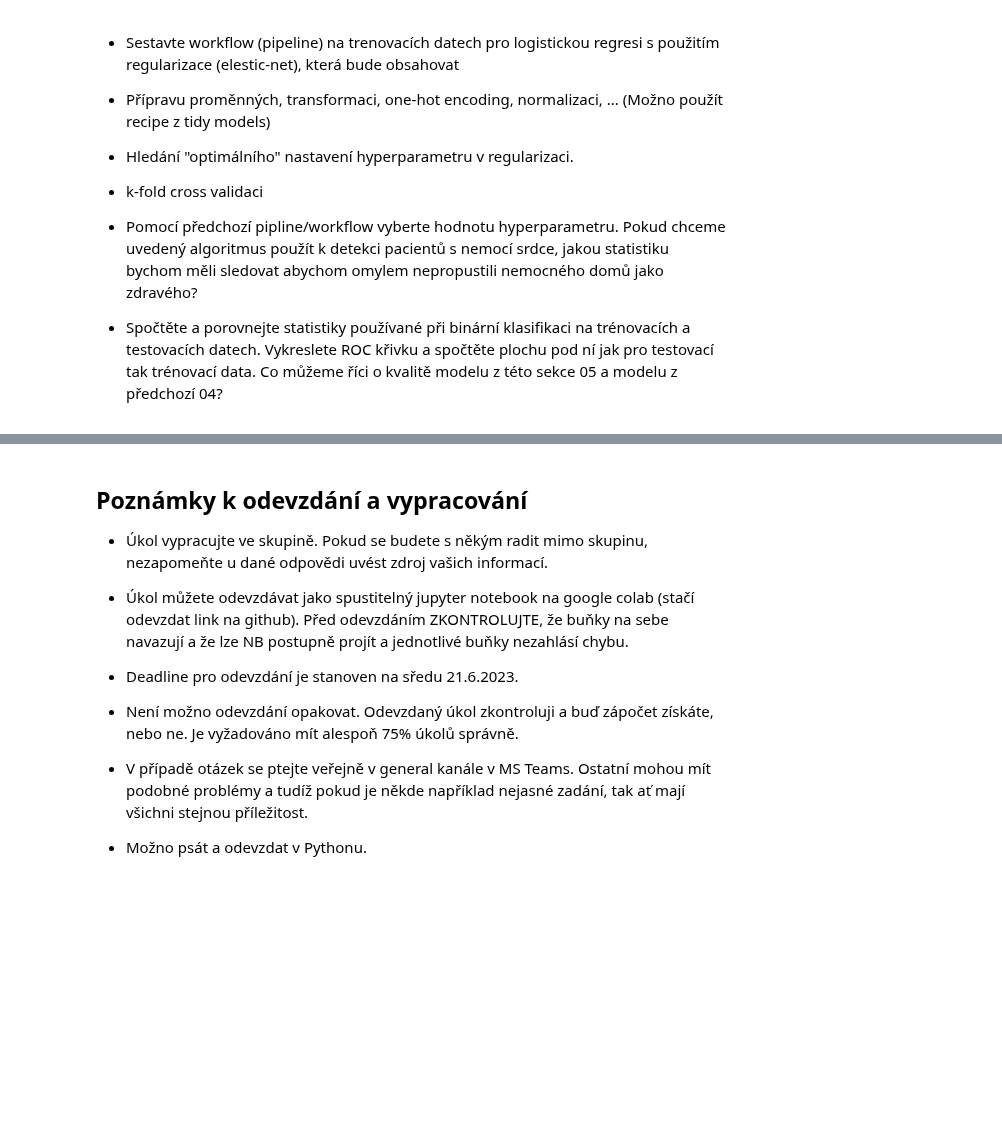
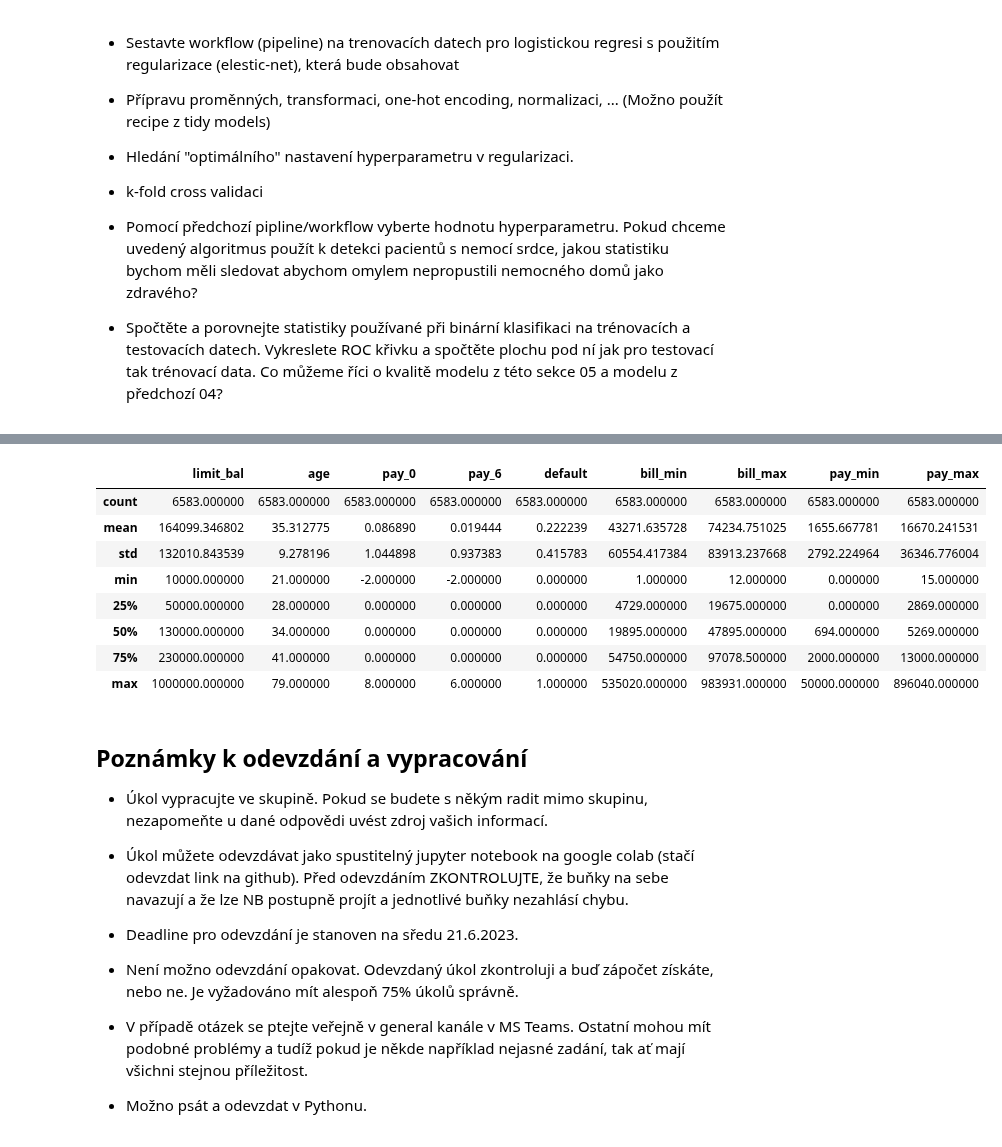
Before and after one commit to aleksejalex/special-octo-engine, a Jupyter notebook: zap/01ZLMA_zapoctova_uloha_2023_MDA.ipynb, the cells around one changed output, grey strips where cells are left out. Drawn from its saved outputs; the diff is of its cells as text; code cells hidden in the pictures; blank space fills up the shorter version.

```diff
--- a/zap/01ZLMA_zapoctova_uloha_2023_MDA.ipynb
+++ b/zap/01ZLMA_zapoctova_uloha_2023_MDA.ipynb
@@ -653,3 +702,15 @@ Nápověda krom cvičení, také třeba zde: https://fromthebottomoftheheap.net/
+# %%
+data_test.describe()
+# %% [output]
+|  | limit_bal | age | pay_0 | pay_6 | default | bill_min | bill_max | pay_min | pay_max |
+| count | 6583.000000 | 6583.000000 | 6583.000000 | 6583.000000 | 6583.000000 | 6583.000000 | 6583.000000 | 6583.000000 | 6583.000000 |
+| mean | 164099.346802 | 35.312775 | 0.086890 | 0.019444 | 0.222239 | 43271.635728 | 74234.751025 | 1655.667781 | 16670.241531 |
+| std | 132010.843539 | 9.278196 | 1.044898 | 0.937383 | 0.415783 | 60554.417384 | 83913.237668 | 2792.224964 | 36346.776004 |
+| min | 10000.000000 | 21.000000 | -2.000000 | -2.000000 | 0.000000 | 1.000000 | 12.000000 | 0.000000 | 15.000000 |
+| 25% | 50000.000000 | 28.000000 | 0.000000 | 0.000000 | 0.000000 | 4729.000000 | 19675.000000 | 0.000000 | 2869.000000 |
+| 50% | 130000.000000 | 34.000000 | 0.000000 | 0.000000 | 0.000000 | 19895.000000 | 47895.000000 | 694.000000 | 5269.000000 |
+| 75% | 230000.000000 | 41.000000 | 0.000000 | 0.000000 | 0.000000 | 54750.000000 | 97078.500000 | 2000.000000 | 13000.000000 |
+| max | 1000000.000000 | 79.000000 | 8.000000 | 6.000000 | 1.000000 | 535020.000000 | 983931.000000 | 50000.000000 | 896040.000000 |
 # %% [markdown]
 ## Poznámky k odevzdání a vypracování
 
```
Also changed, not shown: parts of 21 cells of this notebook.
